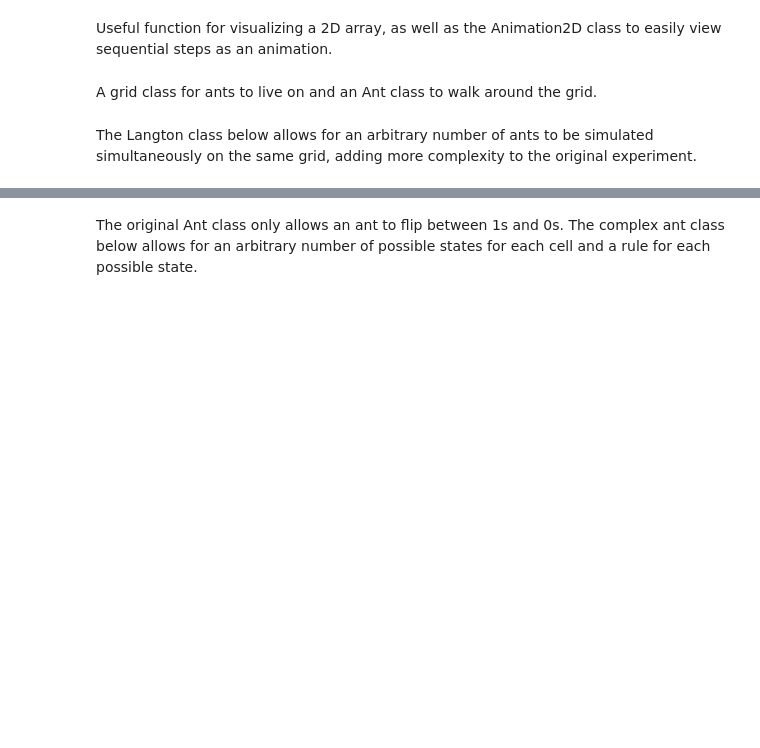
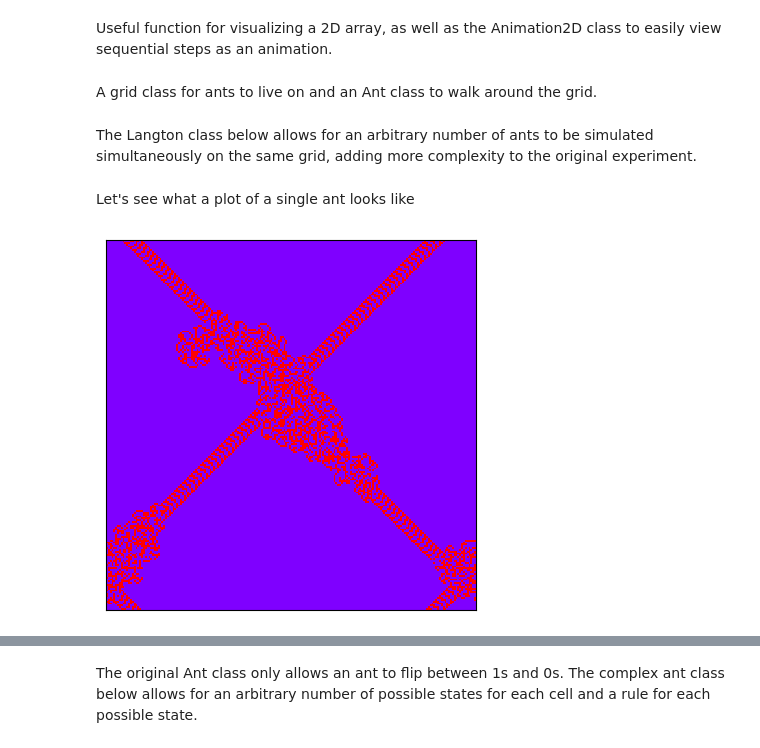
Before and after one commit to sammyfow/cap-comp215, a Jupyter notebook: project2.ipynb, the cells around one changed output, grey strips where cells are left out. Cells and saved outputs as stored; diff of their text form; code cells hidden in the pictures; blank space fills up the shorter version.

```diff
--- a/project2.ipynb
+++ b/project2.ipynb
@@ -129,3 +129,12 @@ class Langton:
   def draw(self, axes=None, step=''):
     axes = axes or plt.gca()
     plot_2D_array(self.ants[0].grid.state, axes, title='')
+# %% [markdown]
+Let's see what a plot of a single ant looks like
+# %%
+step = 50000
+single = Langton([Ant(100, 100, 0, Grid(200))])
+single.nth_step(step)
+single.draw()
+# %% [output]
+[figure, added]
```
Also changed, not shown: parts of 11 cells of this notebook.
